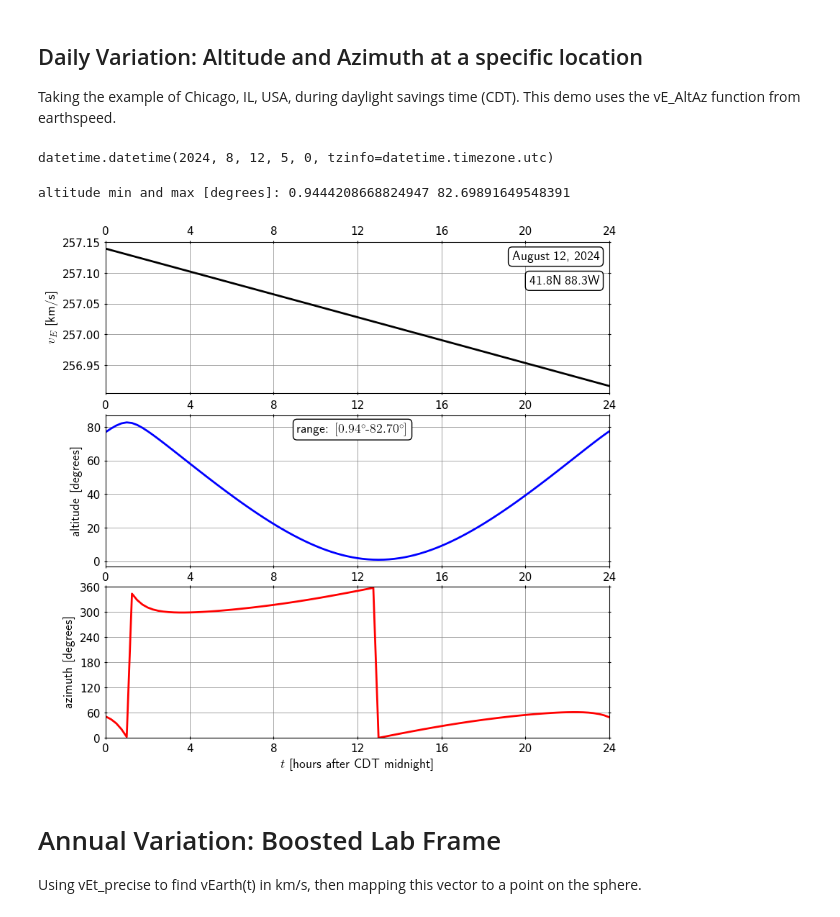
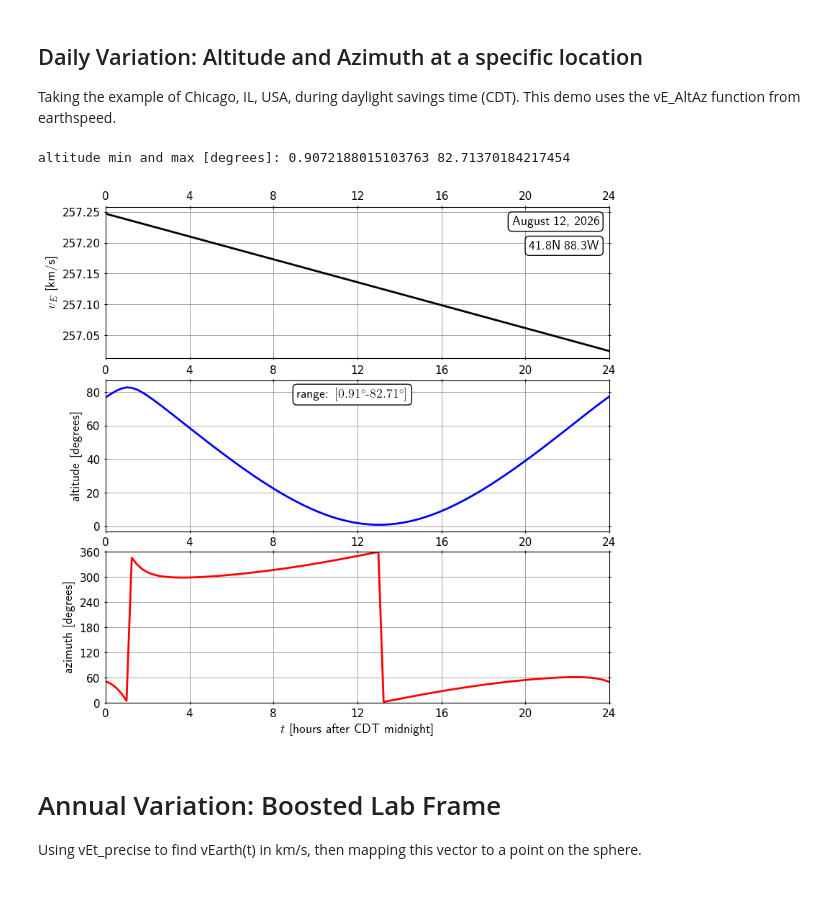
Before and after one commit to blillard/earthspeed, a Jupyter notebook: GalacticOrientations.ipynb, the cells around one changed output. Cells and saved outputs as stored; diff of their text form; code cells hidden in the pictures.

Commit message:
Update GalacticOrientations.ipynb
Updated plots for 2026

```diff
--- a/GalacticOrientations.ipynb
+++ b/GalacticOrientations.ipynb
@@ -127,10 +97,7 @@ sky coordinates at Earth location (lat,lon) = (44.046, -123.072) [deg]:
 Taking the example of Chicago, IL, USA, during daylight savings time (CDT). This demo uses the vE_AltAz function from earthspeed.
 # %%
 cdt = dts.timezone(dts.timedelta(hours=-5), name='CDT')
-midnight = dts.datetime(2024, 8, 12, hour=0, tzinfo=cdt)
-midnight.astimezone(dts.timezone.utc)
+midnight = dts.datetime(2026, 8, 12, hour=0, tzinfo=cdt)
-# %% [output]
-datetime.datetime(2024, 8, 12, 5, 0, tzinfo=datetime.timezone.utc)
 # %%
 dt_hours = 0.25
 dt = dt_hours * dts.timedelta(hours=1)
@@ -153,7 +120,7 @@ print('altitude min and max [degrees]:', alts.min(), alts.max())
 
 #
 # %% [output]
-altitude min and max [degrees]: 0.9444208668824947 82.69891649548391
+altitude min and max [degrees]: 0.9072188015103763 82.71370184217454
 # %%
 unisize = 3.5
 fig = plt.figure(figsize=[2.0*unisize,unisize])
@@ -192,35 +159,35 @@ ax3.tick_params(axis='both', labelsize=11, direction='inout',
                 right=True, top=True, labelbottom=False, labeltop=True)
 ax3.set_ylabel(r'$v_E$ [km/s]',
                fontsize=13, usetex=True)
 ax3.plot(tH, vEs, color='black', linewidth=2,
          linestyle='solid')
 ax3.grid(color='gray', linestyle='-', linewidth=0.5)
 
 ax2.text(0.49, 0.95, r'range: $[{:.2f}^\circ$-${:.2f}^\circ]$'.format(alts.min(), alts.max()),
          horizontalalignment='center',
          verticalalignment='top', fontsize=13,
          color='black', backgroundcolor='white',
          bbox=dict(boxstyle='round', fc='w'),
          transform=ax2.transAxes, usetex=True)
 
-ax3.text(0.98, 0.94, r'August 12, 2024',
+ax3.text(0.98, 0.94, r'August 12, 2026',
          horizontalalignment='right',
          verticalalignment='top', fontsize=13,
          color='black', backgroundcolor='white',
          bbox=dict(boxstyle='round', fc='w'),
          transform=ax3.transAxes, usetex=True)
 
 ax3.text(0.98, 0.78, r'41.8N 88.3W',
          horizontalalignment='right',
          verticalalignment='top', fontsize=13,
          color='black', backgroundcolor='white',
          bbox=dict(boxstyle='round', fc='w'),
          transform=ax3.transAxes, usetex=True)
 
 
 fig.show()
 # %% [output]
-[figure, old version]
+[figure, new version]
 # %% [markdown]
 # Annual Variation: Boosted Lab Frame
 
```
Also changed, not shown: parts of 12 cells of this notebook.
